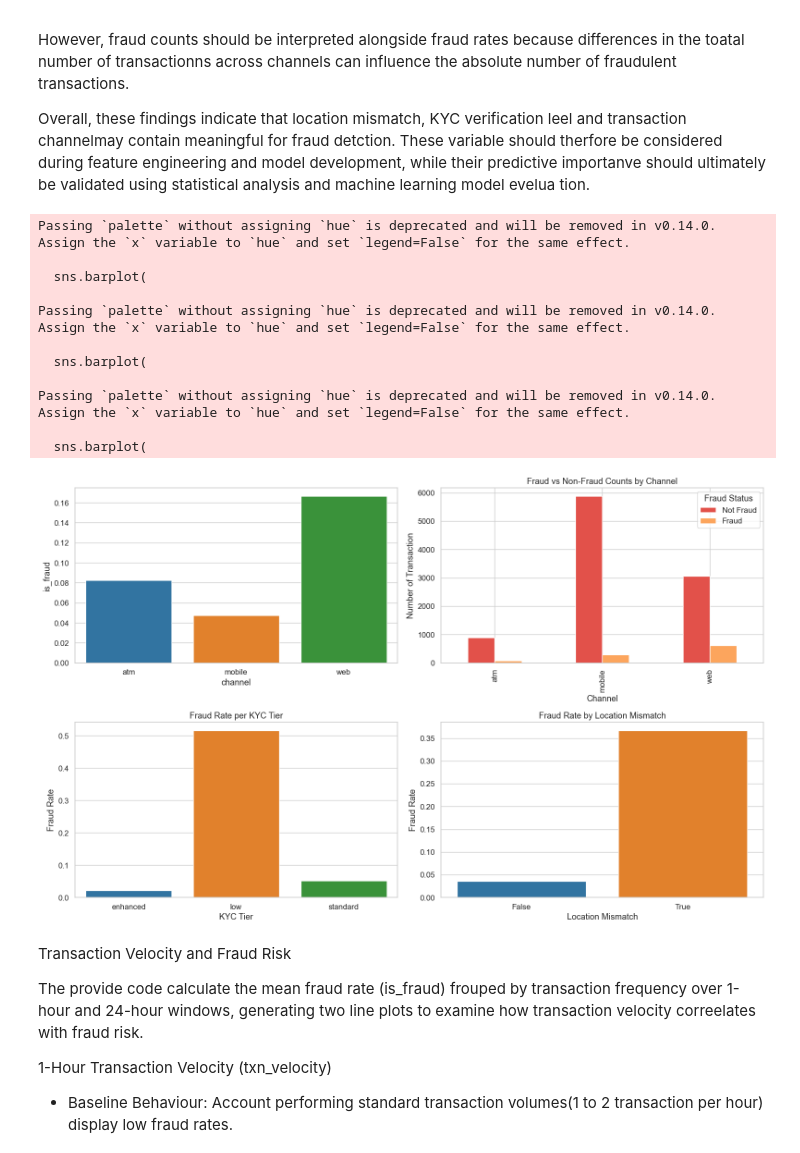
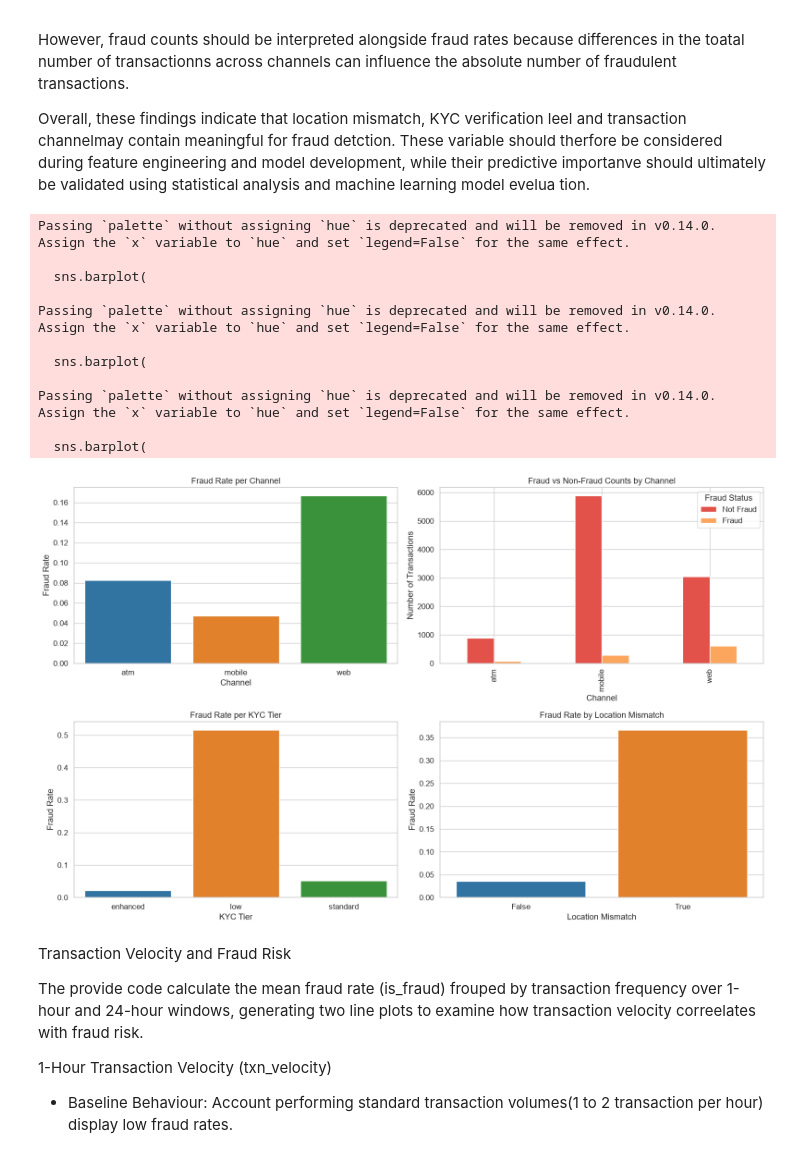
Before and after one commit to wunmioyesola/Faudulent_Transaction_Detection_For_Finlora_Company, a Jupyter notebook: Notebooks/Exploratory.ipynb, the cells around one changed output. Drawn from its saved outputs; the diff is of its cells as text; code cells hidden in the pictures.

```diff
--- a/Notebooks/Exploratory.ipynb
+++ b/Notebooks/Exploratory.ipynb
@@ -5,7 +5,7 @@ import numpy as np
 from matplotlib import pyplot as plt
 import seaborn as sns
 # %%
-cleaned_customer_transaction_data = pd.read_csv(r'C:/Users/USER/Desktop/AMDARI/Fraudulent_Transaction_Detection_For_Finlora_Company/Fraudulent_Transaction_Detection_For_Finlora_Company/Finlora Dataset/artifacts/Cleaned_Data.csv')
+cleaned_customer_transaction_data = pd.read_csv(r'C:/Fraudulent_Transaction_Detection_For_Finlora_Company/Fraudulent_Transaction_Detection_For_Finlora_Company/Finlora Dataset/artifacts/Cleaned_Data.csv')
 # %%
 sns.set_theme(
     style="whitegrid",
@@ -157,9 +157,9 @@ sns.barplot(
     ax=axes[0, 0],
     palette='tab10'
 )
-axes[1, 0].set_title('Fraud Rate per Channel')
-axes[1, 0].set_xlabel('Channel')
-axes[1, 0].set_ylabel('Fraud Rate')
+axes[0, 0].set_title('Fraud Rate per Channel')
+axes[0, 0].set_xlabel('Channel')
+axes[0, 0].set_ylabel('Fraud Rate')
 
 
 # Fraud vs Non-Fraud counts per channel
@@ -183,7 +183,7 @@ channel_counts.plot(
 
 axes[0, 1].set_title('Fraud vs Non-Fraud Counts by Channel')
 axes[0, 1].set_xlabel('Channel')
-axes[0, 1].set_ylabel('Number of Transaction')
+axes[0, 1].set_ylabel('Number of Transactions')
 axes[0, 1].legend(title='Fraud Status')
 
 
@@ -209,34 +209,34 @@ location_fraud_rate = (
     .mean()
     .reset_index()
 )
 
 sns.barplot(
     data=location_fraud_rate,
     x='location_mismatch',
     y='is_fraud',
     ax=axes[1, 1],
     palette='tab10'
 )
 
 axes[1, 1].set_title('Fraud Rate by Location Mismatch')
 axes[1, 1].set_xlabel('Location Mismatch')
 axes[1, 1].set_ylabel('Fraud Rate')
 
 plt.tight_layout()
 plt.show()
 # %% [output]
 Passing `palette` without assigning `hue` is deprecated and will be removed in v0.14.0. Assign the `x` variable to `hue` and set `legend=False` for the same effect.
 
   sns.barplot(
 
 Passing `palette` without assigning `hue` is deprecated and will be removed in v0.14.0. Assign the `x` variable to `hue` and set `legend=False` for the same effect.
 
   sns.barplot(
 
 Passing `palette` without assigning `hue` is deprecated and will be removed in v0.14.0. Assign the `x` variable to `hue` and set `legend=False` for the same effect.
 
   sns.barplot(
-[figure, old version]
+[figure, new version]
 # %% [markdown]
 Transaction Velocity and Fraud Risk
 
```
Also changed, not shown: parts of 5 cells of this notebook, 20 other files.
